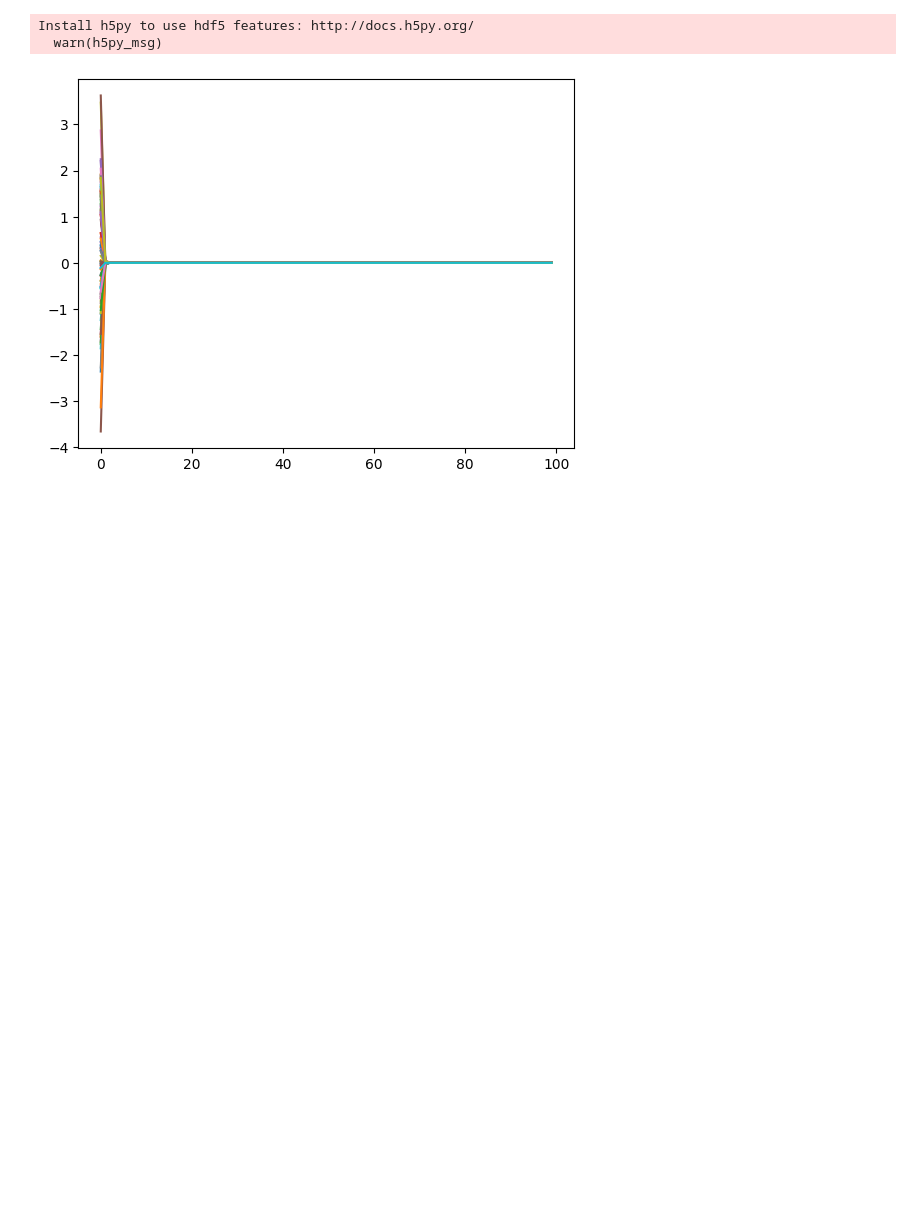
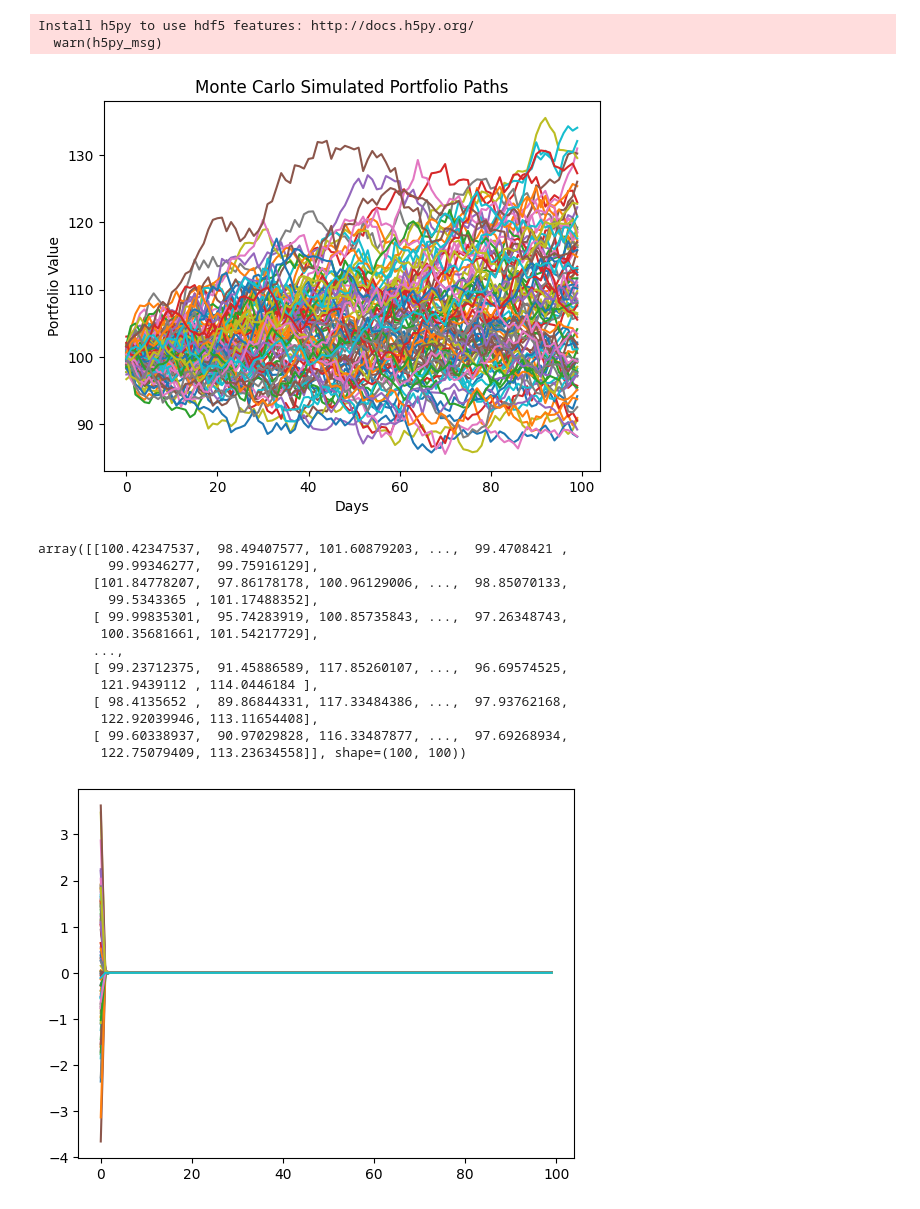
Before and after one commit to KirillKovalchuk02/thesis_clustering, a Jupyter notebook: simulation.ipynb, the cells around one changed output. Cells and saved outputs as stored; diff of their text form; code cells hidden in the pictures; blank space fills up the shorter version.

Commit message:
clustering processing and simulation started

```diff
--- a/simulation.ipynb
+++ b/simulation.ipynb
@@ -29,10 +29,55 @@ portfolio = random_portfolios['portfolio_0']
 
 returns_portfolio = returns_all[list(portfolio.keys())]
 
-mean_returns = returns_portfolio.mean()
-cov_matrix = returns_portfolio.cov()
+# mean_returns = returns_portfolio.mean()
+# cov_matrix = returns_portfolio.cov()
 
-weights = [v for k, v in portfolio.items()]
+# weights = [v for k, v in portfolio.items()]
+# %%
+def run_simulation(portfolio_dict:dict, returns_for_portfolio:pd.DataFrame, n_sims=100, t=100, distribution_model='multivar_norm', plot=False, initialPortfolio=100):
+    mean_returns = returns_for_portfolio.mean()
+    cov_matrix = returns_for_portfolio.cov()
+
+    weights = [v for _, v in portfolio_dict.items()]
+
+    meanM = np.tile(mean_returns, (t, 1))  # Shape: (T, n_assets)
+
+    portfolio_sims = np.zeros((t, n_sims))
+
+    L = np.linalg.cholesky(cov_matrix)  # Cholesky decomposition outside the loop
+
+    for sim in range(n_sims):
+        Z = np.random.normal(size=(t, len(portfolio_dict)))  # Shape: (T, n_assets)
+        daily_returns = meanM + Z @ L.T  # Shape: (T, n_assets)
+
+        portfolio_returns = daily_returns @ weights  # Shape: (T,)
+        portfolio_sims[:, sim] = np.cumprod(1 + portfolio_returns) * initialPortfolio
+
+    if plot:
+        plt.plot(portfolio_sims)
+        plt.title("Monte Carlo Simulated Portfolio Paths")
+        plt.xlabel("Days")
+        plt.ylabel("Portfolio Value")
+        plt.show()
+
+    return portfolio_sims
+# %%
+run_simulation(portfolio, returns_portfolio, n_sims=100, t=100, distribution_model='multivar_norm', plot=True)
+# %% [output]
+[figure, added]
+array([[100.42347537,  98.49407577, 101.60879203, ...,  99.4708421 ,
+         99.99346277,  99.75916129],
+       [101.84778207,  97.86178178, 100.96129006, ...,  98.85070133,
+         99.5343365 , 101.17488352],
+       [ 99.99835301,  95.74283919, 100.85735843, ...,  97.26348743,
+        100.35681661, 101.54217729],
+       ...,
+       [ 99.23712375,  91.45886589, 117.85260107, ...,  96.69574525,
+        121.9439112 , 114.0446184 ],
+       [ 98.4135652 ,  89.86844331, 117.33484386, ...,  97.93762168,
+        122.92039946, 113.11654408],
+       [ 99.60338937,  90.97029828, 116.33487877, ...,  97.69268934,
+        122.75079409, 113.23634558]], shape=(100, 100))
 # %%
 #ORIGINAL CODE
 
```
Also changed, not shown: parts of 1 cell of this notebook, 59 other files.
